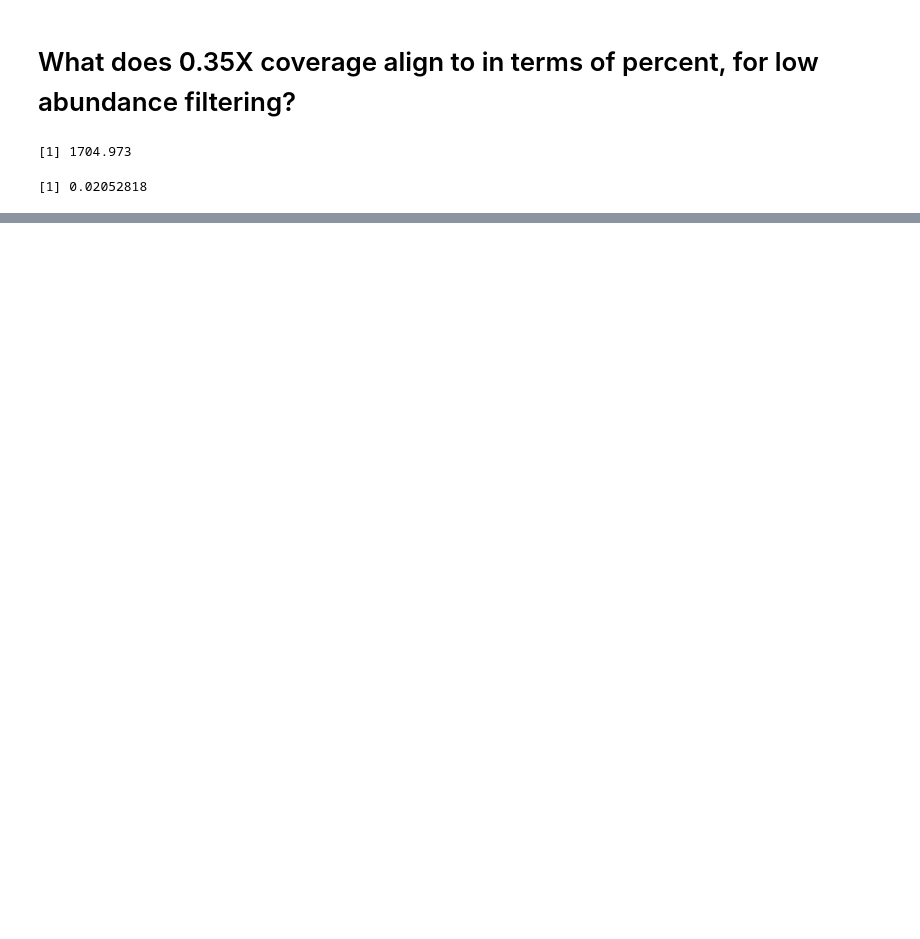
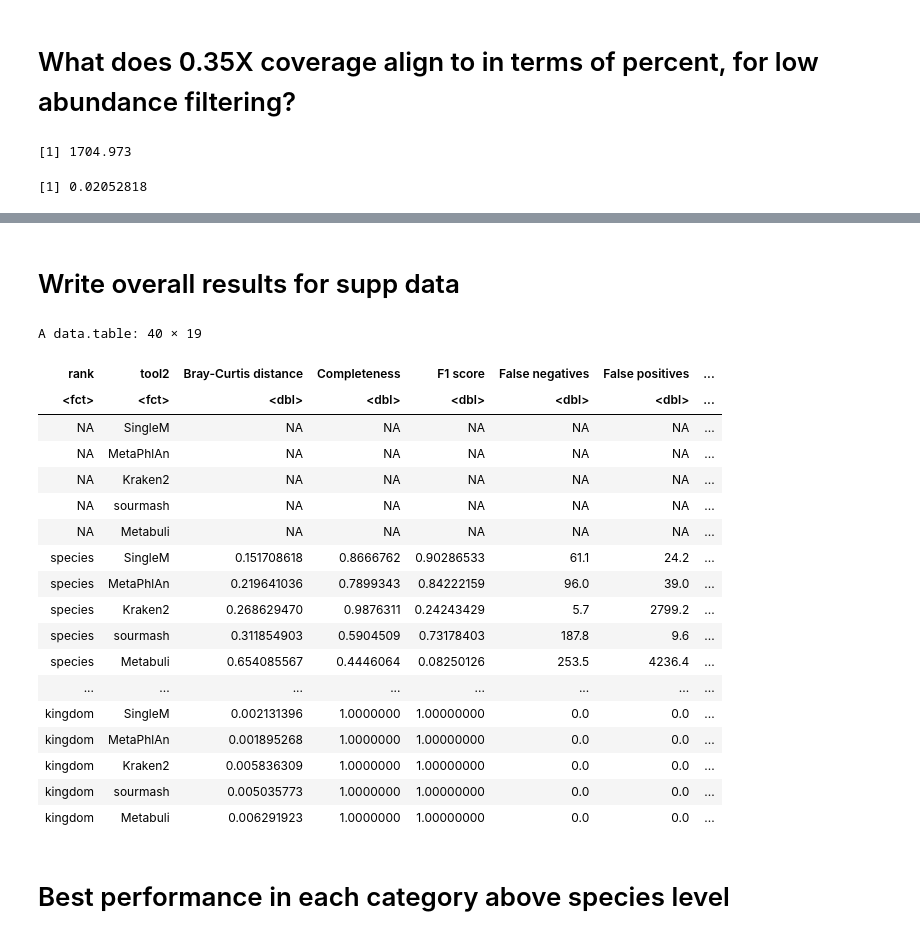
Before and after one commit to wwood/singlem-benchmarking, a Jupyter notebook: 1_novel_strains/plot.ipynb, the cells around one changed output, grey strips where cells are left out. Saved outputs shown, nothing was run; the diff lists cells and outputs as text; code cells hidden in the pictures; blank space fills up the shorter version.

```diff
--- a/1_novel_strains/plot.ipynb
+++ b/1_novel_strains/plot.ipynb
@@ -551,0 +704,30 @@ mean_total_coverage
+# %% [markdown]
+# Write overall results for supp data
+# %%
+d3w = d3[tool!='Gold standard'][,.(value=mean(value)), by=list(tool,metric,rank)]
+d3w[, rank := factor(rank, levels=c('species','genus','family','order','class','phylum','kingdom'))]
+d3w[, tool2 := name_to_publication_name(tool, correct_taxonomy_only = T)]
+# dcast(d3w, rank+tool2~metric, value.var='value')
+fwrite(x=dcast(d3w, rank+tool2~metric, value.var='value'), file='supp_data1.csv')
+# %% [output]
+A data.table: 40 × 19
+| rank | tool2 | Bray-Curtis distance | Completeness | F1 score | False negatives | False positives | ... |
+| <fct> | <fct> | <dbl> | <dbl> | <dbl> | <dbl> | <dbl> | ... |
+| NA | SingleM | NA | NA | NA | NA | NA | ... |
+| NA | MetaPhlAn | NA | NA | NA | NA | NA | ... |
+| NA | Kraken2 | NA | NA | NA | NA | NA | ... |
+| NA | sourmash | NA | NA | NA | NA | NA | ... |
+| NA | Metabuli | NA | NA | NA | NA | NA | ... |
+| species | SingleM | 0.151708618 | 0.8666762 | 0.90286533 | 61.1 | 24.2 | ... |
+| species | MetaPhlAn | 0.219641036 | 0.7899343 | 0.84222159 | 96.0 | 39.0 | ... |
+| species | Kraken2 | 0.268629470 | 0.9876311 | 0.24243429 | 5.7 | 2799.2 | ... |
+| species | sourmash | 0.311854903 | 0.5904509 | 0.73178403 | 187.8 | 9.6 | ... |
+| species | Metabuli | 0.654085567 | 0.4446064 | 0.08250126 | 253.5 | 4236.4 | ... |
+| ... | ... | ... | ... | ... | ... | ... | ... |
+| kingdom | SingleM | 0.002131396 | 1.0000000 | 1.00000000 | 0.0 | 0.0 | ... |
+| kingdom | MetaPhlAn | 0.001895268 | 1.0000000 | 1.00000000 | 0.0 | 0.0 | ... |
+| kingdom | Kraken2 | 0.005836309 | 1.0000000 | 1.00000000 | 0.0 | 0.0 | ... |
+| kingdom | sourmash | 0.005035773 | 1.0000000 | 1.00000000 | 0.0 | 0.0 | ... |
+| kingdom | Metabuli | 0.006291923 | 1.0000000 | 1.00000000 | 0.0 | 0.0 | ... |
+# %% [markdown]
+# Best performance in each category above species level
```
Also changed, not shown: parts of 27 cells of this notebook, 15 other files.
